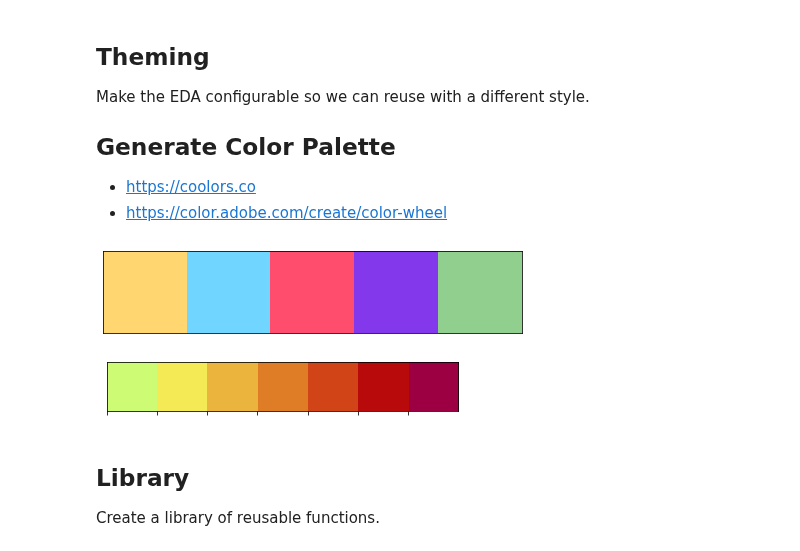
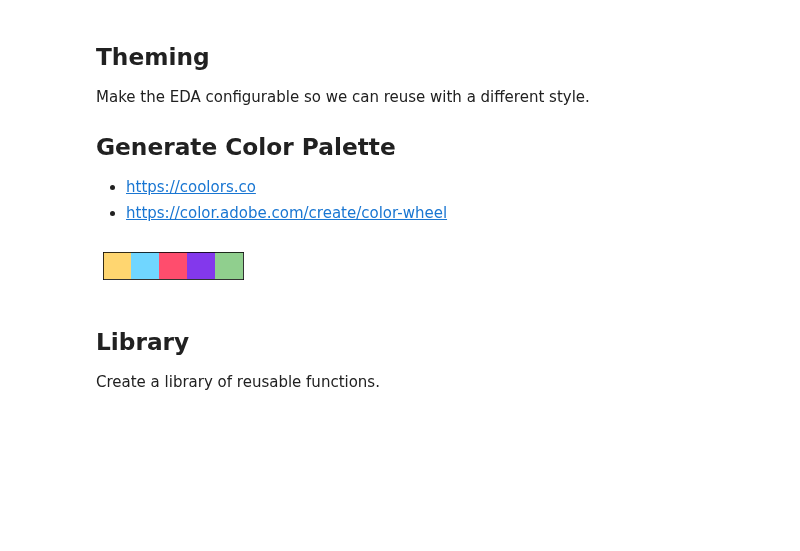
Before and after one commit to melling/ml-kaggle-titanic, a Jupyter notebook: titanic-eda01-biased-outliers.ipynb, the cells around one changed output. Saved outputs shown, nothing was run; the diff lists cells and outputs as text; code cells hidden in the pictures; blank space fills up the shorter version.

```diff
--- a/titanic-eda01-biased-outliers.ipynb
+++ b/titanic-eda01-biased-outliers.ipynb
@@ -128,18 +128,13 @@ Make the EDA configurable so we can reuse with a different style.
 # %%
 mpl.rcParams['font.size'] = 16
 
 theme_colors = ["#ffd670","#70d6ff","#ff4d6d","#8338ec","#90cf8e"]
-customPalette = sns.set_palette(sns.color_palette(theme_colors))
+theme_palette = sns.set_palette(sns.color_palette(theme_colors))
 
-sns.palplot(sns.color_palette(theme_colors),size=1.5)
+sns.palplot(sns.color_palette(theme_colors),size=.5)
 plt.tick_params(axis='both', labelsize=0, length = 0)
 # %% [output]
-[figure, old version]
+[figure, new version]
-# %%
-my_colors = ["#CDFC74", "#F3EA56", "#EBB43D", "#DF7D27", "#D14417", "#B80A0A", "#9C0042"]
-sns.palplot(sns.color_palette(my_colors), size=0.9)
-# %% [output]
-[figure, removed]
 # %%
 from itertools import cycle
 
```
Also changed, not shown: parts of 2 cells of this notebook.
